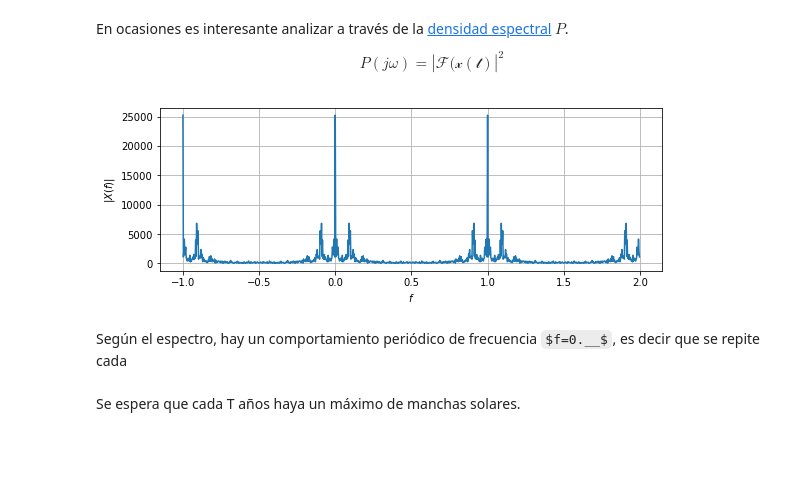
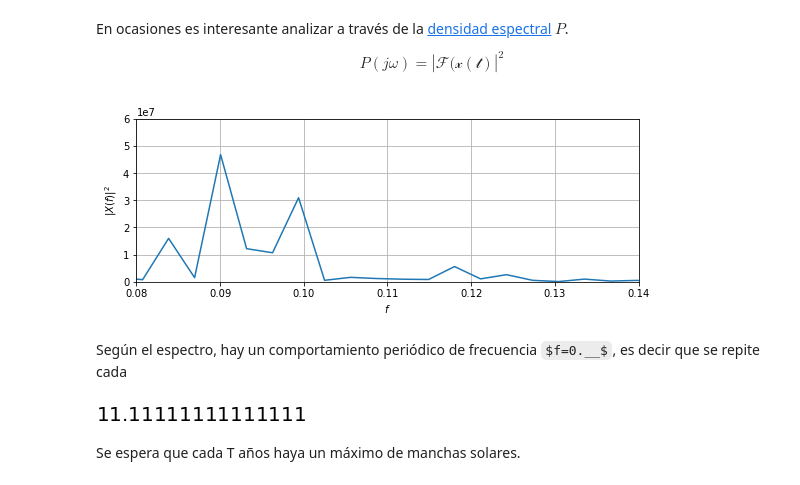
Before and after one commit to pierrediazp/Se-ales_y_Sistemas, a Jupyter notebook: ManchasSolares.ipynb, the cells around one changed output. Saved outputs shown, nothing was run; the diff lists cells and outputs as text; code cells hidden in the pictures; some formulas as TeX source; blank space fills up the shorter version.

```diff
--- a/ManchasSolares.ipynb
+++ b/ManchasSolares.ipynb
@@ -110,25 +114,26 @@ En ocasiones es interesante analizar a través de la [densidad espectral](https:
 
 $$P(j\omega) = |\mathcal{F(x(t)}|^2$$
 # %%
-PX = abs(X_fft)
+PX = abs(X_fft)**2
 
 plt.plot(np.append(np.append(-fs+f,f),
                    f+fs),
          np.append(np.append(PX,PX),PX))
-# plt.xlim([0.0,1])
-# plt.ylim([0,0.6*10**8])
-
+plt.xlim([0.08,.14])
+plt.ylim([0,0.6*10**8])
 plt.xlabel(r'$f$')
-plt.ylabel(r'$|X(f)|$')
+plt.ylabel(r'$|X(f)|^2$')
 plt.grid()
 # %% [output]
-[figure, old version]
+[figure, new version]
 # %% [markdown]
 Según el espectro, hay un comportamiento periódico de frecuencia $f=0.__$, es decir que se repite cada
 # %%
-# f0 =
-# T = 1/f0
-# T
+f0 = 0.09
+T = 1/f0
+T
+# %% [output]
+[figure, added]
 # %% [markdown]
 Se espera que cada T años haya un máximo de manchas solares.
 # %% [markdown]
```
Also changed, not shown: parts of 4 cells of this notebook, 5 other files.
